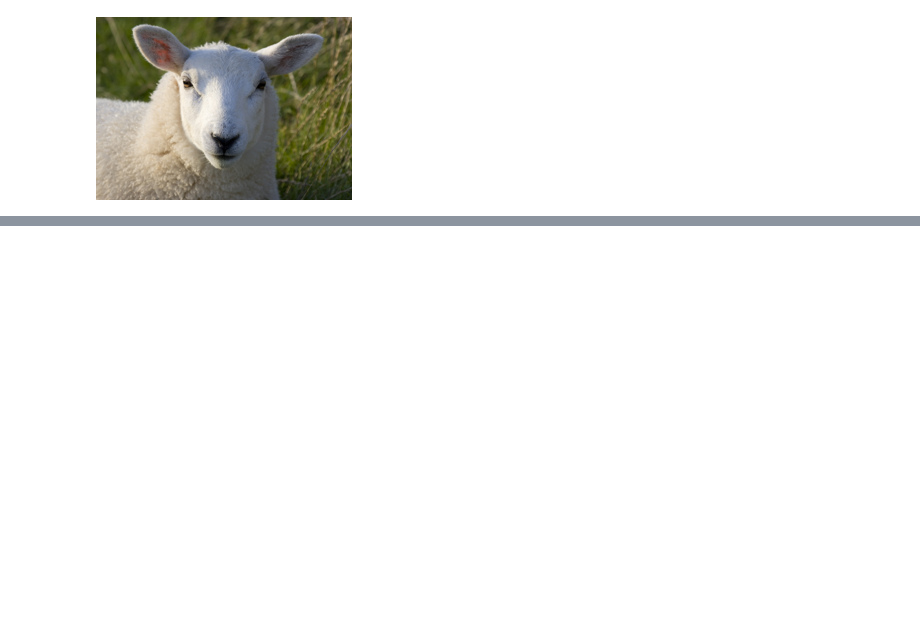
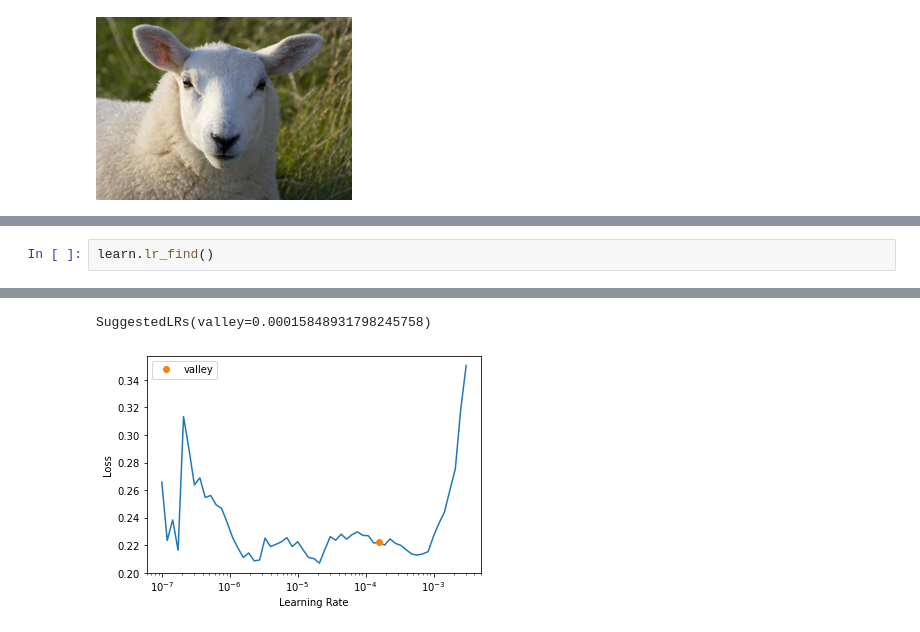
Before and after one commit to JonathanGrant/jonathangrant.github.io, a Jupyter notebook: fastai/img_class_dog-breeds.ipynb, the cells around one changed output, grey strips where cells are left out. Saved outputs shown, nothing was run; the diff lists cells and outputs as text; blank space fills up the shorter version.

```diff
--- a/fastai/img_class_dog-breeds.ipynb
+++ b/fastai/img_class_dog-breeds.ipynb
@@ -336,0 +351,3 @@ push_to_hub_fastai(learner=learn, repo_id='jonathang/dog_breed')
+# %%
+learn.lr_find()
+# %% [output]
@@ -336,0 +355,2 @@ push_to_hub_fastai(learner=learn, repo_id='jonathang/dog_breed')
+SuggestedLRs(valley=0.00015848931798245758)
+[figure, added]
```
Also changed, not shown: parts of 30 cells of this notebook.
